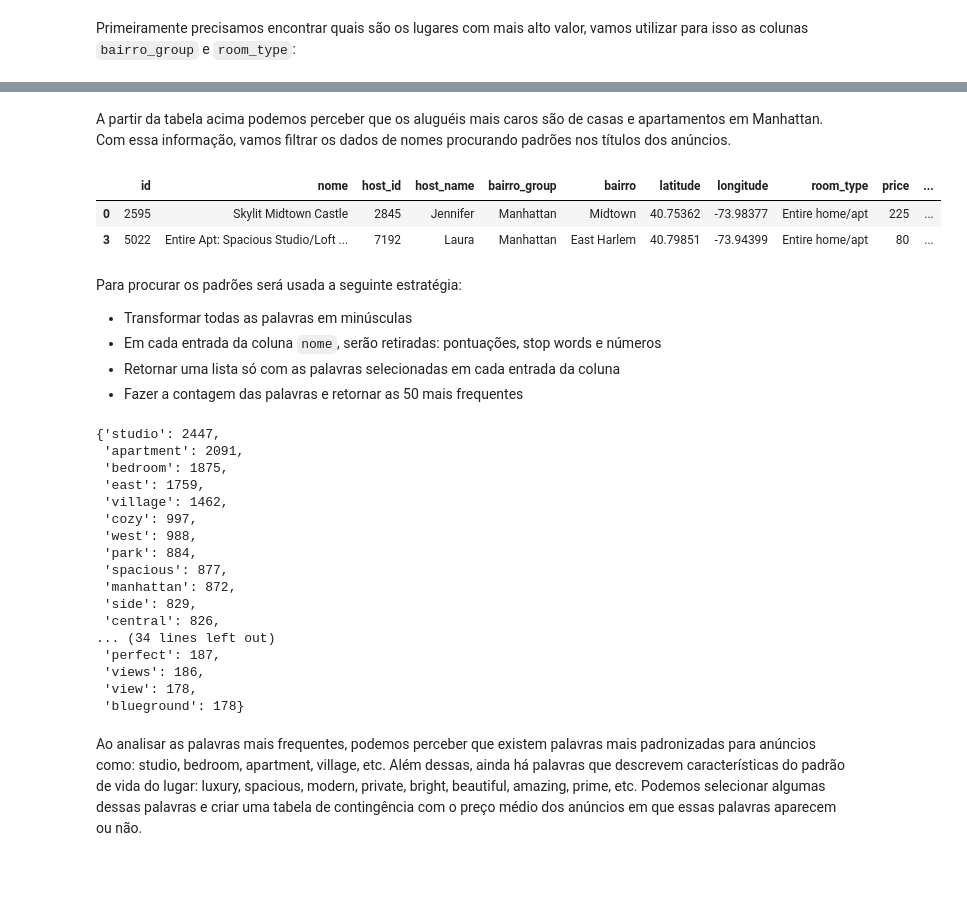
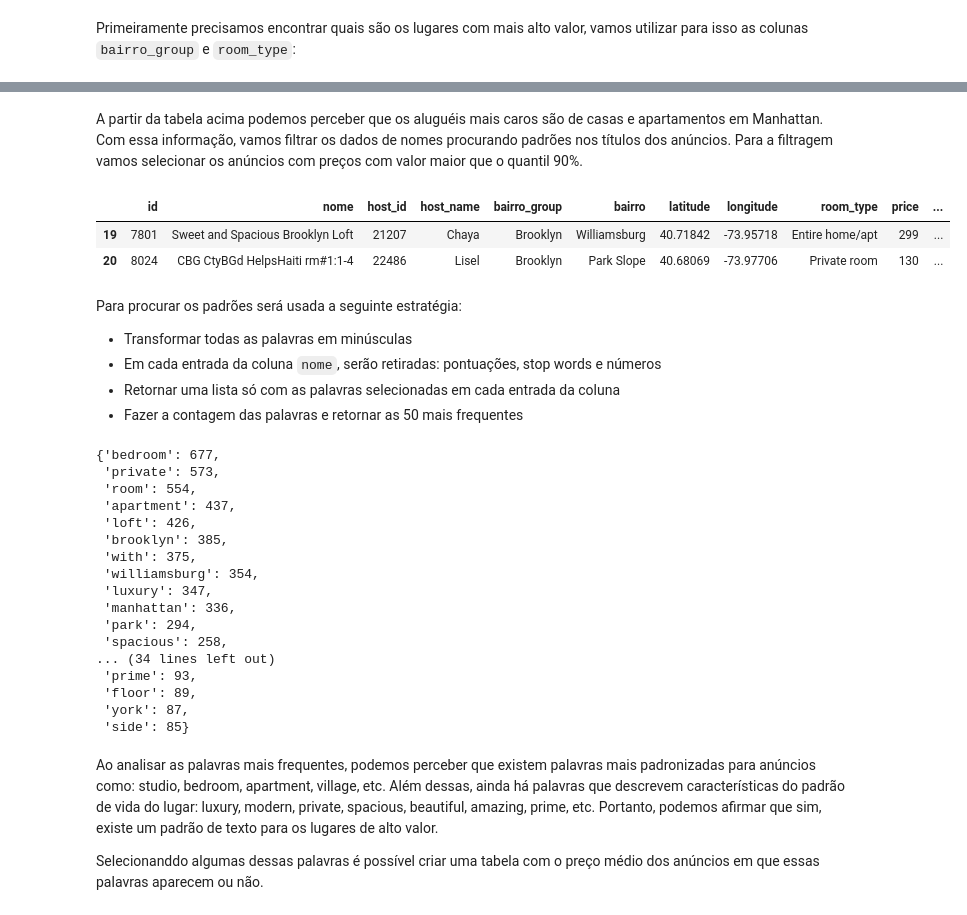
Before and after one commit to ismaalves/Desafio_Indicium, a Jupyter notebook: EDA.ipynb, the cells around one changed output, grey strips where cells are left out. Drawn from its saved outputs; the diff is of its cells as text; code cells hidden in the pictures; blank space fills up the shorter version.

```diff
--- a/EDA.ipynb
+++ b/EDA.ipynb
@@ -120,3 +97,5 @@ memory usage: 5.0+ MB
+# %%
+dados.drop(columns=['ultima_review', 'reviews_por_mes'], inplace=True)
 # %% [markdown]
 ## Exploring the Data - Part 2
 # %% [markdown]
@@ -166,9 +141,3 @@ Ademais, podemos dizer que `ultima_review` e `calculado_host_listings_count` sã
-# %%
-dados['ultima_review'] = pd.to_datetime(dados['ultima_review'])
-
-zero = dados['ultima_review'].max()
-
-dados['ultima_review'] = ((zero - dados['ultima_review']).dt.days)
 # %% [markdown]
 A coluna `calculado_host_listings_count` pode nos ajudar a identificar por exemplo a existência de pessoas físicas e empresas especializadas em aluguel de imóveis. Ao analisar as aparições únicas de cada `host_id` podemos perceber que a quantidade de hosts é menor do que a quantidade total de dados, o que pode ser um indicativo da existência de empresas especializadas.
 # %%
@@ -532,0 +468,4 @@ price_bairro_room
+# %%
+quantil_90_price = df.pivot_table(values='price', index='bairro_group', columns='room_type', aggfunc=lambda x: x.quantile(0.90))
+quantil_90_price.sort_values(by='Entire home/apt', ascending=False, inplace=True)
+quantil_90_price
@@ -533,13 +480,19 @@ price_bairro_room
 # %% [markdown]
-A partir da tabela acima podemos perceber que os aluguéis mais caros são de casas e apartamentos em Manhattan. Com essa informação, vamos filtrar os dados de nomes procurando padrões nos títulos dos anúncios.
+A partir da tabela acima podemos perceber que os aluguéis mais caros são de casas e apartamentos em Manhattan. Com essa informação, vamos filtrar os dados de nomes procurando padrões nos títulos dos anúncios. Para a filtragem vamos selecionar os anúncios com preços com valor maior que o quantil 90%.
+# %%
+def filter_prices(row):
+    if row['price'] > (quantil_90_price.loc[row['bairro_group'], row['room_type']]):
+        return True
+    else:
+        return False
 # %%
-dados_filtered = df[(df['bairro_group'] == 'Manhattan') & (df['room_type'] == 'Entire home/apt')].copy()
+dados_filtered = df[df.apply(filter_prices, axis=1)].copy()
 dados_filtered['nome'] = dados_filtered['nome'].astype(str)
 dados_filtered.head(2)
 # %% [output]
 |  | id | nome | host_id | host_name | bairro_group | bairro | latitude | longitude | room_type | price | ... |
-| 0 | 2595 | Skylit Midtown Castle | 2845 | Jennifer | Manhattan | Midtown | 40.75362 | -73.98377 | Entire home/apt | 225 | ... |
-| 3 | 5022 | Entire Apt: Spacious Studio/Loft ... | 7192 | Laura | Manhattan | East Harlem | 40.79851 | -73.94399 | Entire home/apt | 80 | ... |
+| 19 | 7801 | Sweet and Spacious Brooklyn Loft | 21207 | Chaya | Brooklyn | Williamsburg | 40.71842 | -73.95718 | Entire home/apt | 299 | ... |
+| 20 | 8024 | CBG CtyBGd HelpsHaiti rm#1:1-4 | 22486 | Lisel | Brooklyn | Park Slope | 40.68069 | -73.97706 | Private room | 130 | ... |
 # %% [markdown]
 Para procurar os padrões será usada a seguinte estratégia:
 
@@ -553,23 +506,25 @@ ad_names = np.concatenate(ad_names.values).tolist()
 words = dict(Counter(ad_names).most_common(50))
 words
 # %% [output]
-{'studio': 2447,
- 'apartment': 2091,
- 'bedroom': 1875,
- 'east': 1759,
- 'village': 1462,
- 'cozy': 997,
- 'west': 988,
- 'park': 884,
- 'spacious': 877,
- 'manhattan': 872,
- 'side': 829,
- 'central': 826,
+{'bedroom': 677,
+ 'private': 573,
+ 'room': 554,
+ 'apartment': 437,
+ 'loft': 426,
+ 'brooklyn': 385,
+ 'with': 375,
+ 'williamsburg': 354,
+ 'luxury': 347,
+ 'manhattan': 336,
+ 'park': 294,
+ 'spacious': 258,
 ... (34 lines left out)
- 'perfect': 187,
- 'views': 186,
- 'view': 178,
- 'blueground': 178}
+ 'prime': 93,
+ 'floor': 89,
+ 'york': 87,
+ 'side': 85}
 # %% [markdown]
-Ao analisar as palavras mais frequentes, podemos perceber que existem palavras mais padronizadas para anúncios como: studio, bedroom, apartment, village, etc. Além dessas, ainda há palavras que descrevem características do padrão de vida do lugar: luxury, spacious, modern, private, bright, beautiful, amazing, prime, etc. Podemos selecionar algumas dessas palavras e criar uma tabela de contingência com o preço médio dos anúncios em que essas palavras aparecem ou não.
+Ao analisar as palavras mais frequentes, podemos perceber que existem palavras mais padronizadas para anúncios como: studio, bedroom, apartment, village, etc. Além dessas, ainda há palavras que descrevem características do padrão de vida do lugar: luxury, modern, private, spacious, beautiful, amazing, prime, etc. Portanto, podemos afirmar que sim, existe um padrão de texto para os lugares de alto valor.
+
+Selecionanddo algumas dessas palavras é possível criar uma tabela com o preço médio dos anúncios em que essas palavras aparecem ou não.
 # %%
```
Also changed, not shown: parts of 23 cells of this notebook.
